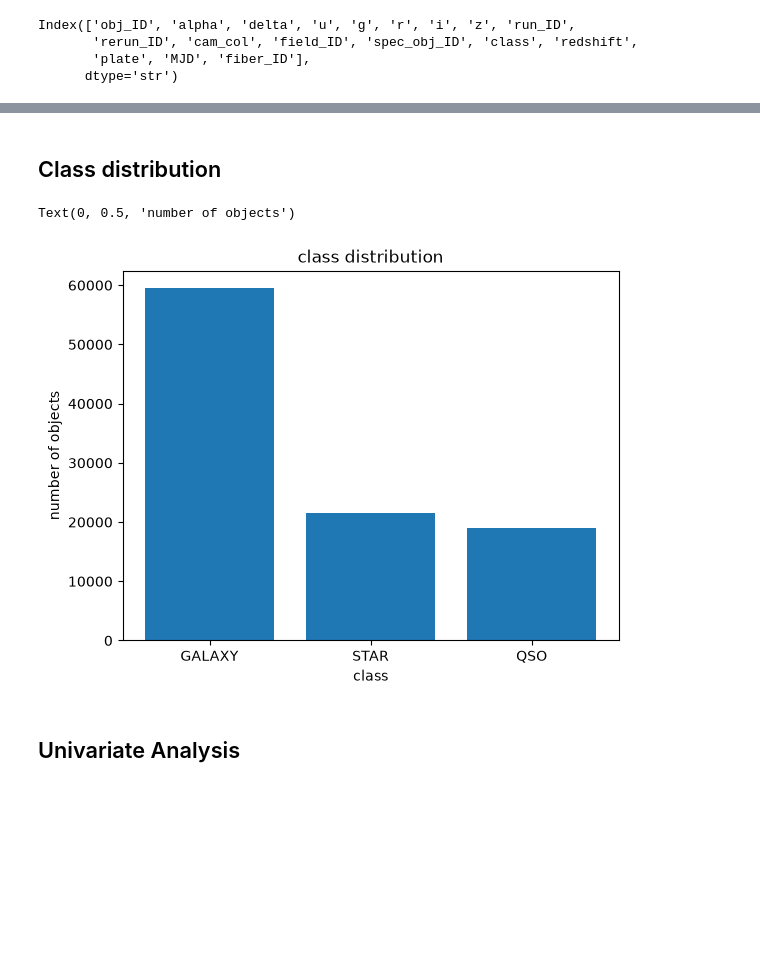
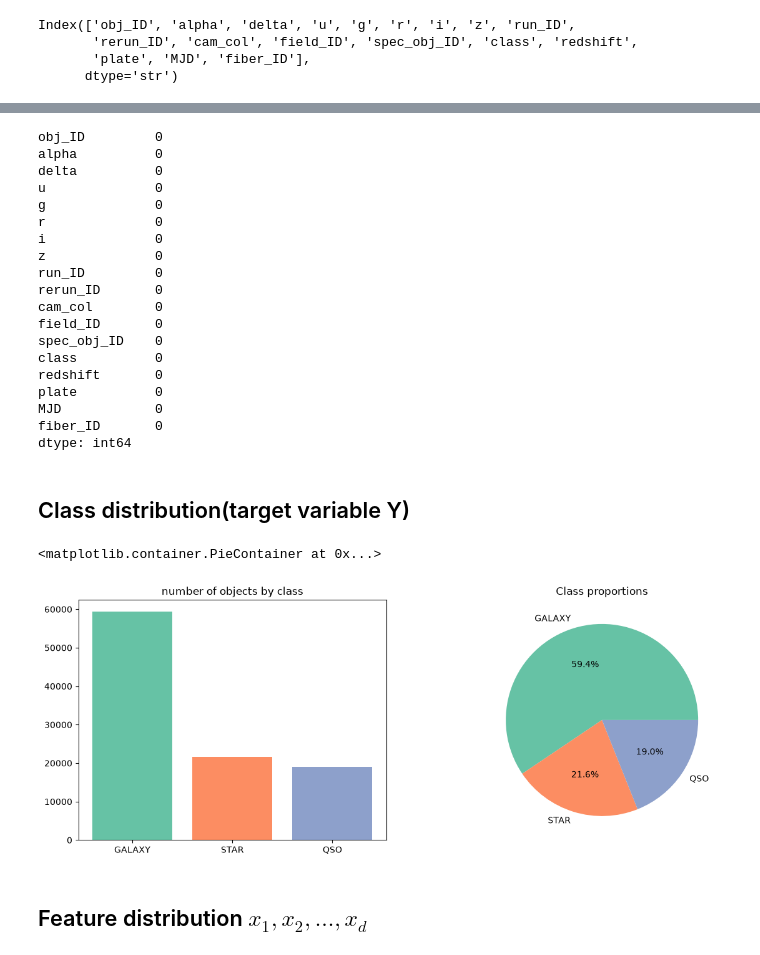
Before and after one commit to kusakabeka/ml-start-practice, a Jupyter notebook: seminar-01-sdss-classification/notebooks/eda-notebook.ipynb, the cells around one changed output, grey strips where cells are left out. Cells and saved outputs as stored; diff of their text form; code cells hidden in the pictures; blank space fills up the shorter version.

```diff
--- a/seminar-01-sdss-classification/notebooks/eda-notebook.ipynb
+++ b/seminar-01-sdss-classification/notebooks/eda-notebook.ipynb
@@ -125,16 +68,40 @@ Name: proportion, dtype: float64
 # %%
-class_counts = df["class"].value_counts()
+df.isnull().sum()
+# %% [output]
+obj_ID         0
+alpha          0
+delta          0
+u              0
+g              0
+r              0
+i              0
+z              0
+run_ID         0
+rerun_ID       0
+cam_col        0
+field_ID       0
+spec_obj_ID    0
+class          0
+redshift       0
+plate          0
+MJD            0
+fiber_ID       0
+dtype: int64
 # %% [markdown]
-## Class distribution
+## Class distribution(target variable Y)
 # %%
-fig, ax = plt.subplots()
-ax.bar(x = class_counts.index, height = class_counts.values)
-ax.set_title("class distribution")
-ax.set_xlabel("class")
-ax.set_ylabel("number of objects")
+target_col = "class"
+class_counts = df[target_col].value_counts()
+class_prop = df[target_col].value_counts(normalize=True)
+fig, axes = plt.subplots(1, 2, figsize=(14, 5))
+axes[0].set_title("number of objects by class")
+axes[0].bar(x = class_counts.index, height = class_counts.values, color=sns.color_palette("Set2"))
+
+axes[1].set_title("Class proportions")
+axes[1].pie(class_prop, labels=class_prop.index, autopct='%1.1f%%', colors=sns.color_palette("Set2"))
 # %% [output]
-Text(0, 0.5, 'number of objects')
+<matplotlib.container.PieContainer at 0x...>
-[figure, old version]
+[figure, new version]
 # %% [markdown]
-## Univariate Analysis
+## Feature distribution $x_1, x_2, ..., x_d$
 # %%
```
Also changed, not shown: parts of 23 cells of this notebook.
